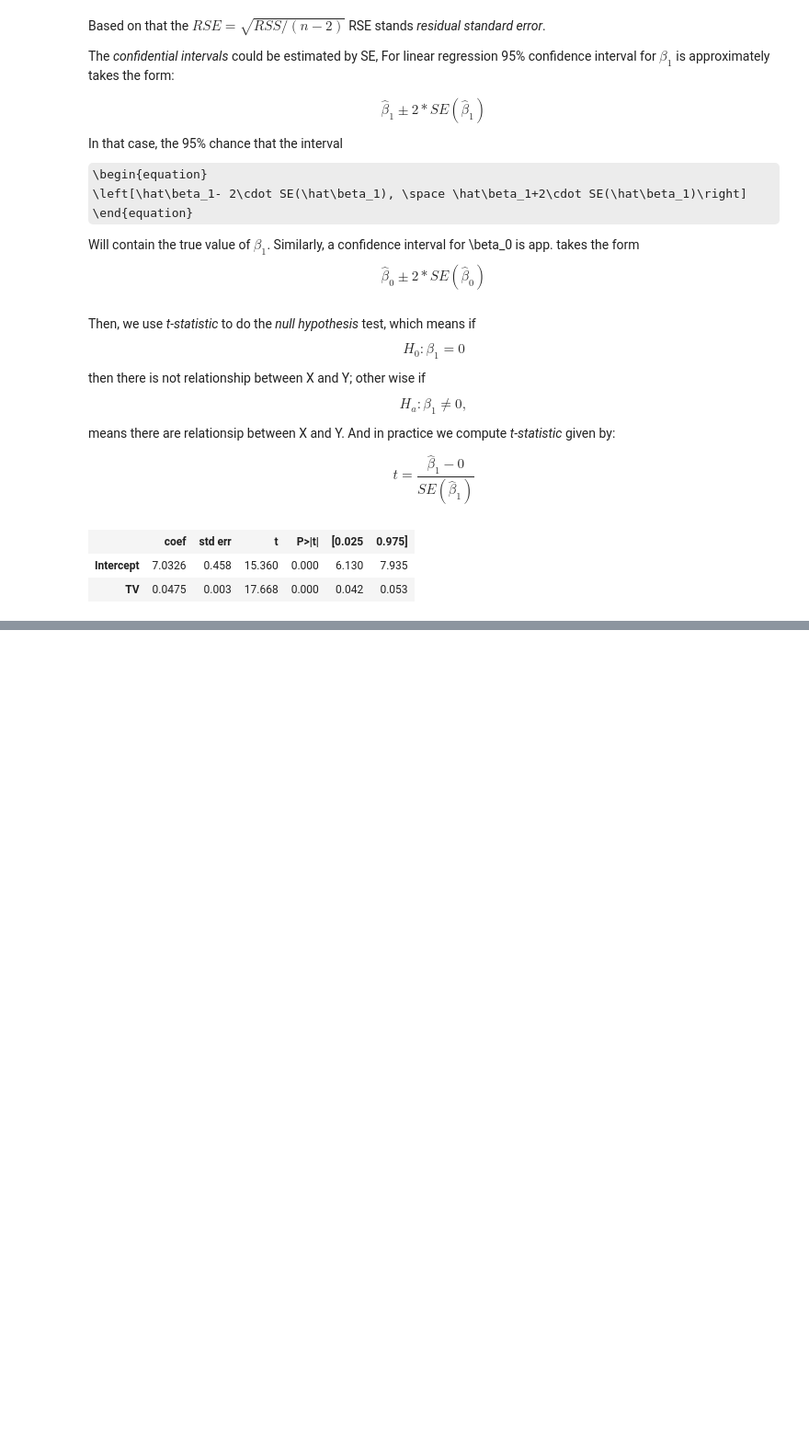
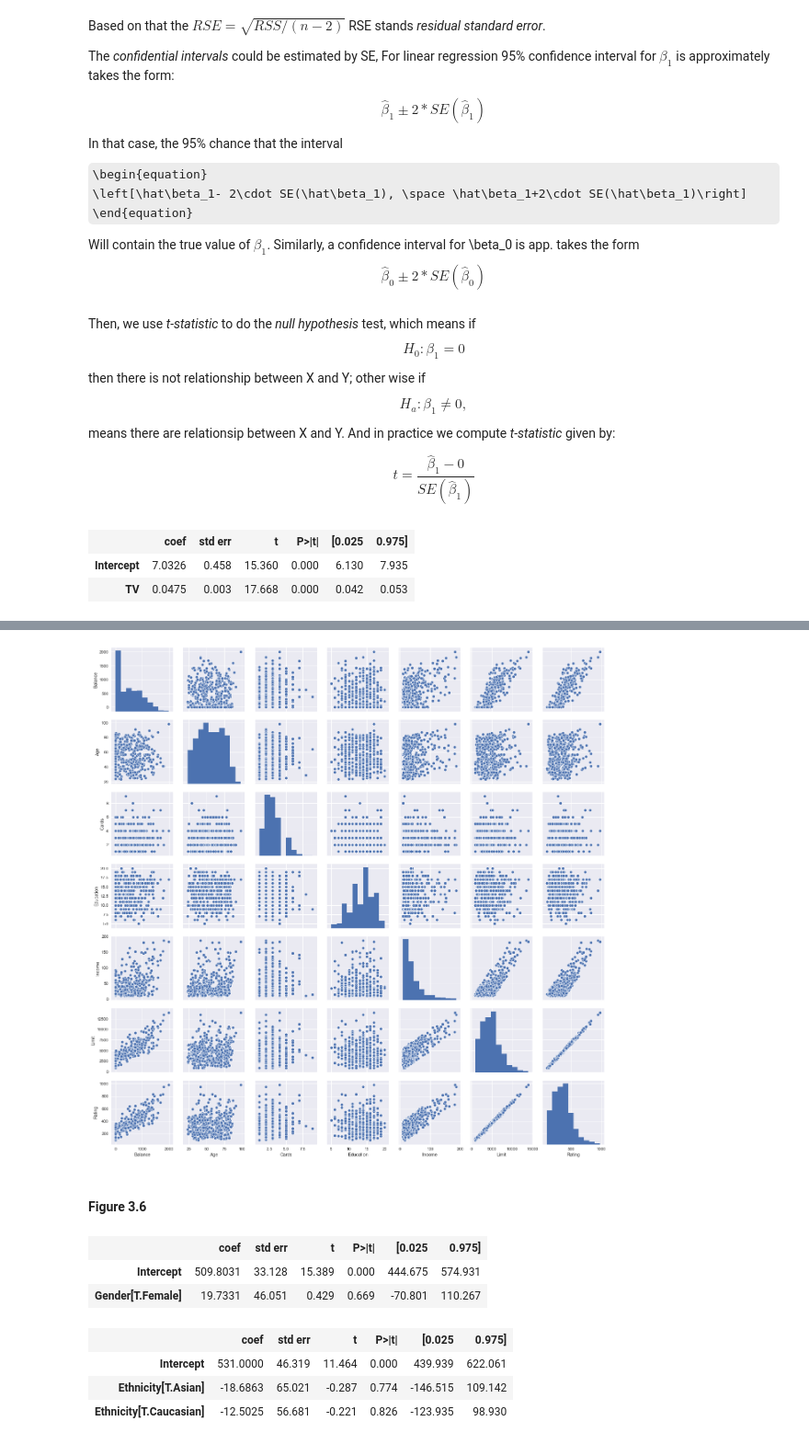
Before and after one commit to monkeyxite/ISL, a Jupyter notebook: C3.ipynb, the cells around one changed output, grey strips where cells are left out. Shown at 92% size. Drawn from its saved outputs; the diff is of its cells as text; code cells hidden in the pictures; some formulas as TeX source; blank space fills up the shorter version.

```diff
--- a/C3.ipynb
+++ b/C3.ipynb
@@ -279,0 +519,21 @@ r2_score(y, Sales_pred)
+# %%
+sns.pairplot(credit[['Balance','Age','Cards','Education','Income','Limit','Rating']]);
+# %% [output]
+[figure, added]
+# %% [markdown]
+#### Figure 3.6
+# %%
+est = smf.ols('Balance ~ Gender', credit).fit()
+est.summary().tables[1]
+# %% [output]
+|  | coef | std err | t | P>|t| | [0.025 | 0.975] |
+| Intercept | 509.8031 | 33.128 | 15.389 | 0.000 | 444.675 | 574.931 |
+| Gender[T.Female] | 19.7331 | 46.051 | 0.429 | 0.669 | -70.801 | 110.267 |
+# %%
+est = smf.ols('Balance ~ Ethnicity', credit).fit()
+est.summary().tables[1]
+# %% [output]
+|  | coef | std err | t | P>|t| | [0.025 | 0.975] |
+| Intercept | 531.0000 | 46.319 | 11.464 | 0.000 | 439.939 | 622.061 |
+| Ethnicity[T.Asian] | -18.6863 | 65.021 | -0.287 | 0.774 | -146.515 | 109.142 |
+| Ethnicity[T.Caucasian] | -12.5025 | 56.681 | -0.221 | 0.826 | -123.935 | 98.930 |
```
Also changed, not shown: parts of 39 cells of this notebook.
